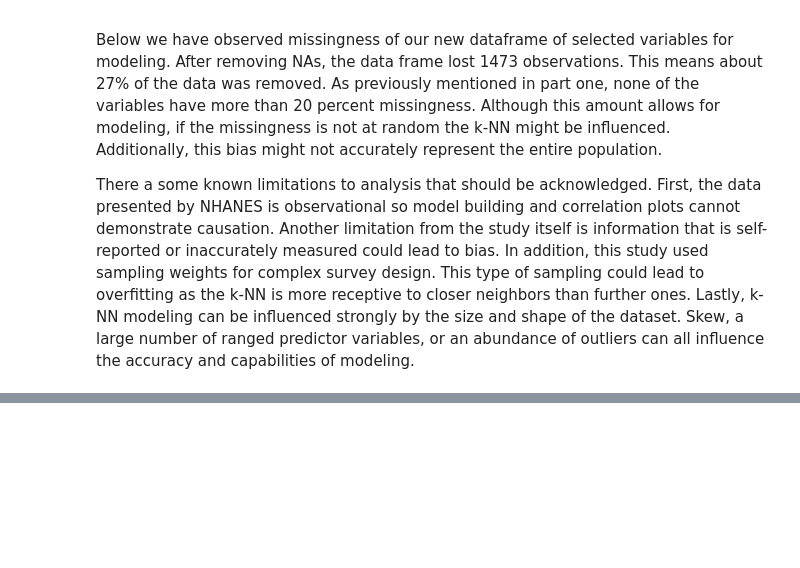
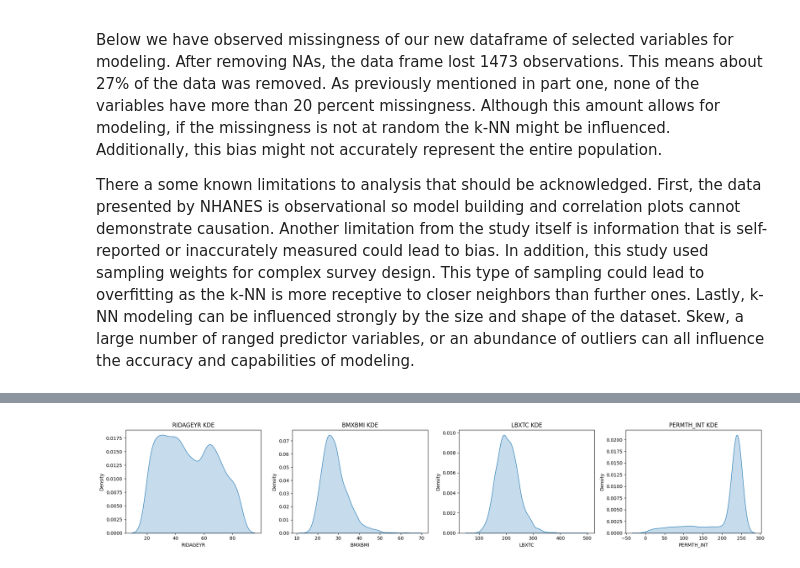
Before and after one commit to hershiaytoda/ds3001project, a Jupyter notebook: project_1_bsds.ipynb, the cells around one changed output, grey strips where cells are left out. Saved outputs shown, nothing was run; the diff lists cells and outputs as text; code cells hidden in the pictures; blank space fills up the shorter version.

```diff
--- a/project_1_bsds.ipynb
+++ b/project_1_bsds.ipynb
@@ -309,0 +322,79 @@ There a some known limitations to analysis that should be acknowledged. First, t
+# %%
+# Summary
+print(df_model.describe())
+
+# Summary by Mortality Status
+print(df_model.groupby("MORTSTAT").describe())
+
+# Kernel Density Plot of age, bmi, cholesterol, and survival time
+import seaborn as sns
+import matplotlib.pyplot as plt
+
+num_vars = ["RIDAGEYR", "BMXBMI", "LBXTC", "PERMTH_INT"]
+n_vars = len(num_vars)
+
+# subplots
+fig, axes = plt.subplots(1, n_vars, figsize=(5*n_vars, 4))
+
+for ax, v in zip(axes, num_vars):
+    sns.kdeplot(data=df_model, x=v, fill=True, ax=ax)
+    ax.set_title(f"{v} KDE")
+    ax.set_xlabel(v)
+    ax.set_ylabel("Density")
+
+plt.tight_layout()
+plt.show()
+
+# Conditional Kernel Densities of age, bmi, and cholsterol
+num_vars = ["RIDAGEYR", "BMXBMI", "LBXTC"]
+n_vars = len(num_vars)
+
+fig, axes = plt.subplots(1, n_vars, figsize=(5*n_vars, 4), sharey=True)
+
+for ax, v in zip(axes, num_vars):
+    sns.kdeplot(data=df_model, x=v, hue="MORTSTAT", fill=True, ax=ax, palette={0:"blue", 1:"orange"})
+    ax.set_title(f"{v} by Mortality Status")
+    ax.set_xlabel(v)
+    ax.set_ylabel("Density")
+
+plt.tight_layout()
+plt.show()
+
+
+# Age vs Survival Time
+plt.figure()
+sns.scatterplot(data=df_model, x="RIDAGEYR", y="PERMTH_INT", alpha=0.5)
+plt.title("Age vs Follow-up Time (Months)")
+plt.show()
+
+# BMI vs Cholesterol
+plt.figure()
+sns.scatterplot(
+    data=df_model,
+    x="BMXBMI",
+    y="LBXTC",
+    hue="MORTSTAT",
+    alpha=0.6
+)
+plt.title("BMI vs Cholesterol by Mortality")
+plt.show()
+
+# Smoking mortality rate
+pd.crosstab(df_model["SMQ020"], df_model["MORTSTAT"], normalize="index")
+
+# Barplot (smoking, diabetes status, high blood pressure, cardivascular disease, age)
+cat_vars = ["SMQ020", "DIQ010", "BPQ020", "CVD_HISTORY", "RIAGENDR"]
+n_vars = len(cat_vars)
+
+# subplots
+fig, axes = plt.subplots(1, n_vars, figsize=(5*n_vars, 5), sharey=True)
+
+for ax, v in zip(axes, cat_vars):
+    sns.barplot(data=df_model, x=v, y="MORTSTAT", ax=ax)
+    ax.set_title(f"Mortality by {v}")
+    ax.set_ylabel("Proportion Died")
+    ax.set_xlabel(v)
+
+plt.tight_layout()
+plt.show()
+# %% [output]
@@ -309,0 +418 @@ There a some known limitations to analysis that should be acknowledged. First, t
+[figure, added]
```
Also changed, not shown: parts of 7 cells of this notebook.
